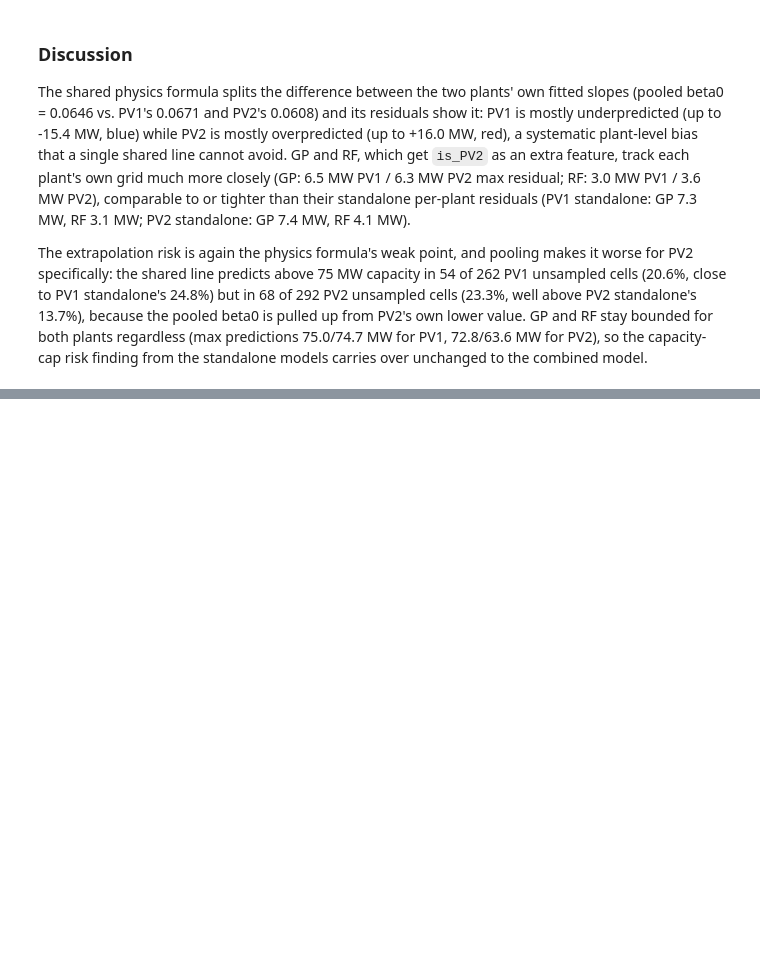
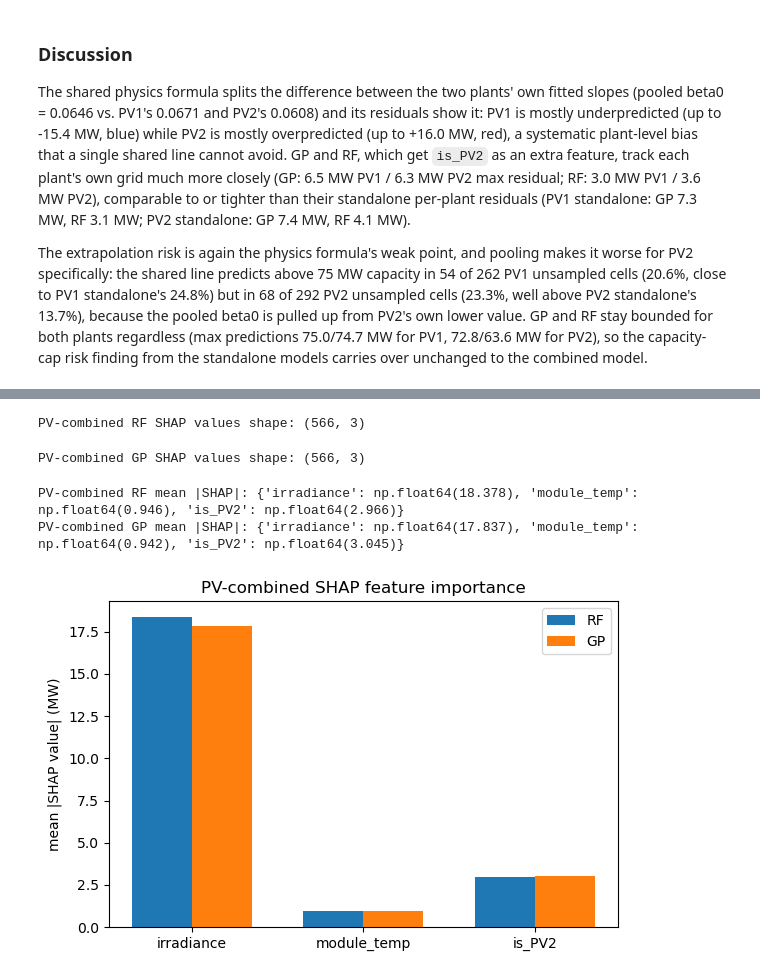
Before and after one commit to ErickChauke/power-curve-modeling-pv-wind, a Jupyter notebook: notebook.ipynb, the cells around one changed output, grey strips where cells are left out. Saved outputs shown, nothing was run; the diff lists cells and outputs as text; code cells hidden in the pictures; blank space fills up the shorter version.

Commit message:
Add PV-combined SHAP summary subsection

```diff
--- a/notebook.ipynb
+++ b/notebook.ipynb
@@ -935,0 +943,37 @@ combined model.
+# %%
+pv_comb_rf_explainer = shap.TreeExplainer(pv_comb_rf_model)
+pv_comb_rf_shap_values = pv_comb_rf_explainer.shap_values(X_pv_comb_ml)
+print("PV-combined RF SHAP values shape:", pv_comb_rf_shap_values.shape)
+# %% [output]
+PV-combined RF SHAP values shape: (566, 3)
+# %%
+pv_comb_gp_background = shap.sample(X_pv_comb_ml, 50, random_state=0)
+pv_comb_gp_explainer = shap.Explainer(pv_comb_gp_model.predict, pv_comb_gp_background)
+pv_comb_gp_shap_values = pv_comb_gp_explainer(X_pv_comb_ml)
+print("PV-combined GP SHAP values shape:", pv_comb_gp_shap_values.values.shape)
+# %% [output]
+PV-combined GP SHAP values shape: (566, 3)
+# %%
+pv_comb_feature_names = ["irradiance", "module_temp", "is_PV2"]
+pv_comb_rf_mean_abs_shap = np.abs(pv_comb_rf_shap_values).mean(axis=0)
+pv_comb_gp_mean_abs_shap = np.abs(pv_comb_gp_shap_values.values).mean(axis=0)
+print("PV-combined RF mean |SHAP|:", dict(zip(pv_comb_feature_names, pv_comb_rf_mean_abs_shap.round(3))))
+print("PV-combined GP mean |SHAP|:", dict(zip(pv_comb_feature_names, pv_comb_gp_mean_abs_shap.round(3))))
+
+x = np.arange(len(pv_comb_feature_names))
+width = 0.35
+fig, ax = plt.subplots(figsize=(6, 4))
+ax.bar(x - width / 2, pv_comb_rf_mean_abs_shap, width, label="RF")
+ax.bar(x + width / 2, pv_comb_gp_mean_abs_shap, width, label="GP")
+ax.set_xticks(x)
+ax.set_xticklabels(pv_comb_feature_names)
+ax.set_ylabel("mean |SHAP value| (MW)")
+ax.set_title("PV-combined SHAP feature importance")
+ax.legend()
+fig.tight_layout()
+fig.savefig("outputs/pv_combined_shap_summary.png", dpi=150)
+plt.show()
+# %% [output]
+PV-combined RF mean |SHAP|: {'irradiance': np.float64(18.378), 'module_temp': np.float64(0.946), 'is_PV2': np.float64(2.966)}
+PV-combined GP mean |SHAP|: {'irradiance': np.float64(17.837), 'module_temp': np.float64(0.942), 'is_PV2': np.float64(3.045)}
+[figure, added]
```
Also changed, not shown: parts of 2 cells of this notebook, 1 other file.
